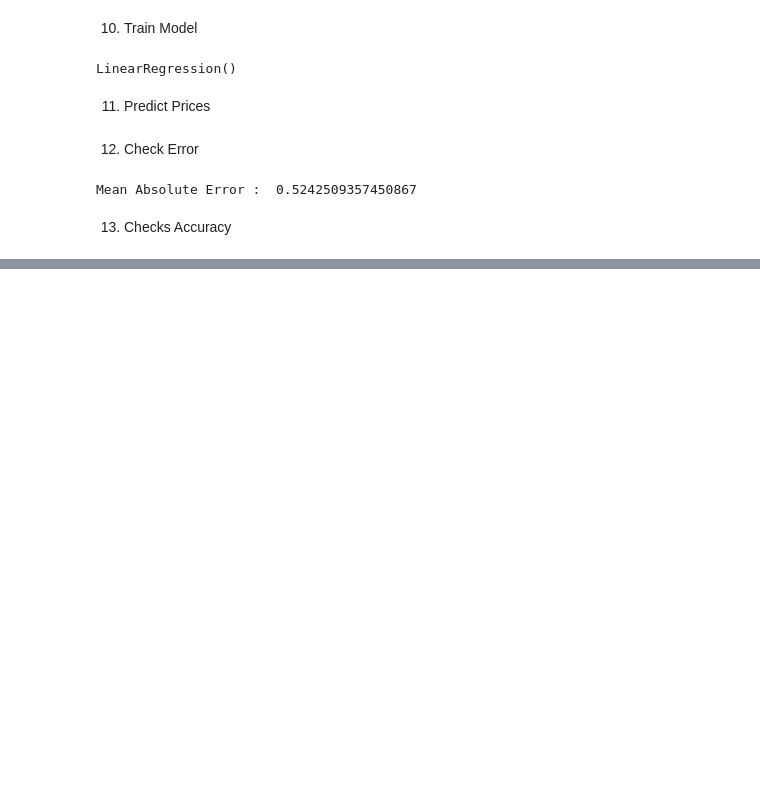
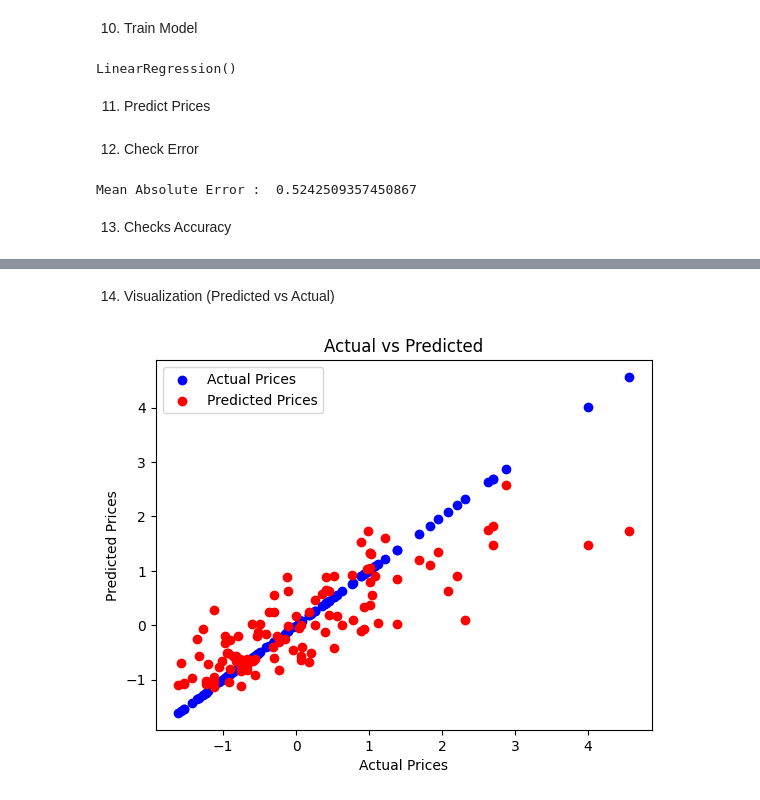
Before and after one commit to Abu1820/House-Price-Prediction-ML, a Jupyter notebook: House_Price_Prediction.ipynb, the cells around one changed output, grey strips where cells are left out. Drawn from its saved outputs; the diff is of its cells as text; code cells hidden in the pictures; blank space fills up the shorter version.

```diff
--- a/House_Price_Prediction.ipynb
+++ b/House_Price_Prediction.ipynb
@@ -285,0 +287,12 @@ R2 score :  0.6494754192267798
+# %% [markdown]
+14. Visualization (Predicted vs Actual)
+# %%
+plt.scatter(y_test, y_test, color='blue', label='Actual Prices')   # y_test
+plt.scatter(y_test, y_pred, color='red', label='Predicted Prices') # y_pred
+plt.xlabel("Actual Prices")
+plt.ylabel("Predicted Prices")
+plt.title("Actual vs Predicted")
+plt.legend()
+plt.show()
+# %% [output]
+[figure, added]
```
Also changed, not shown: parts of 2 cells of this notebook.
